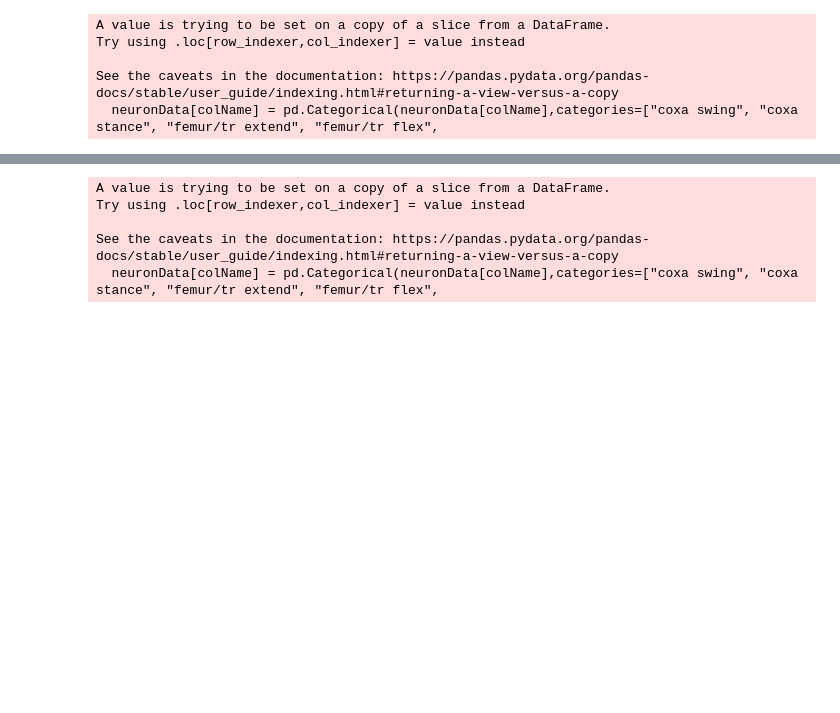
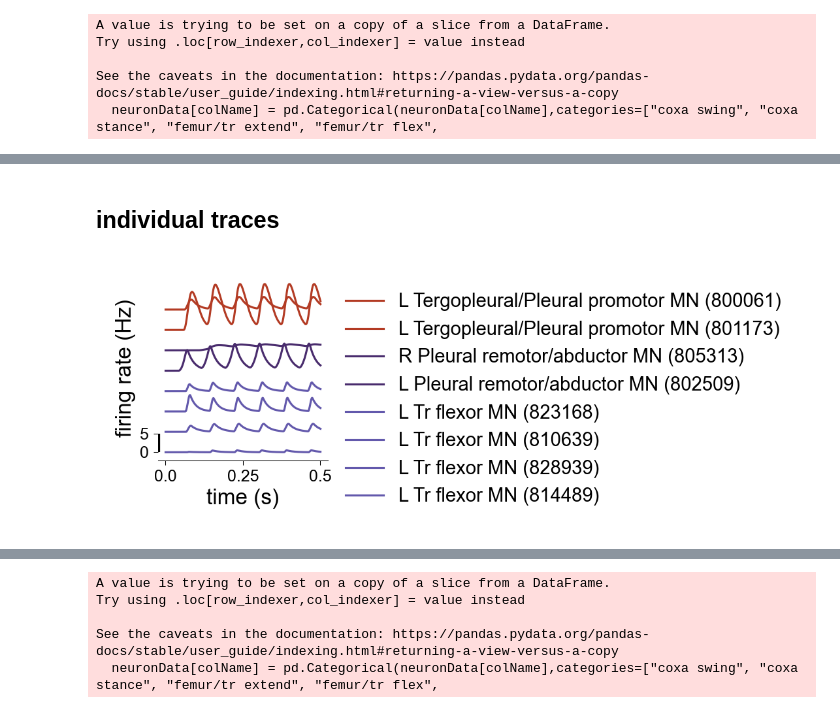
Before and after one commit to smpuglie/Pugliese_cpg_2025, a Jupyter notebook: notebooks/Figure 2.ipynb, the cells around one changed output, grey strips where cells are left out. Saved outputs shown, nothing was run; the diff lists cells and outputs as text; code cells hidden in the pictures; blank space fills up the shorter version.

```diff
--- a/notebooks/Figure 2.ipynb
+++ b/notebooks/Figure 2.ipynb
@@ -438,0 +393,20 @@ plt.show()
+# %%
+wTable = pd.read_csv("../"+params.experiment["dfPath"].split("vnc-connectome-sim")[1])
+mnData = sort_motor_modules(wTable.loc[wTable["motor module"].notna()])
+nMnsActive = pd.Series(index=np.arange(nSims))
+nMnsActivePastTransient = pd.Series(index=np.arange(nSims))
+simScore = pd.Series(index=np.arange(nSims))
+
+for i in range(nSims):
+    # active neurons
+    R = Rs[i]
+
+    activeMnsMask = (np.max(R,1)>0.01) & (jnp.isin(jnp.arange(R.shape[0]), mnData.index.to_numpy()))
+    nMnsActive.loc[i] = np.sum(activeMnsMask)
+    activeMnsMaskPastTransient = (np.max(R[:,250:],1)>0.01) & (jnp.isin(jnp.arange(R.shape[0]), mnData.index.to_numpy()))
+    score, _ = compute_oscillation_score(R[...,250:],activeMnsMaskPastTransient)
+    nMnsActivePastTransient.loc[i] = np.sum(activeMnsMaskPastTransient)
+    simScore.loc[i] = score
+
+figFolder = "../figures/"
+figFolder += "-".join(str.split(simPath,"/"))
@@ -438,0 +419,33 @@ plt.show()
+# %% [markdown]
+## individual traces
+# %%
+idx = 954 #np.random.randint(nSims)
+spacer = 5.5
+scalebar = 5
+
+timeLimit = .5
+
+R = Rs[idx]
+
+plt.figure()
+ax = plot_R_traces_stacked_by_module(R[:,:500],mnData,activeOnly=True,space=spacer)# ,colorMapper=colorMapper)
+add_tAxis(ax,timeLimit,2.00001)
+xlimits = ax.get_xlim()
+plt.vlines(xlimits[0],0,scalebar,"k")
+plt.yticks([0,scalebar])
+plt.xlim(xlimits)
+ax.spines[["left","top","right"]].set_visible(False)
+fig = plt.gcf()
+ax.grid(False)
+plt.xlabel("time (s)")
+
+fig.set_figwidth(1.122)
+fig.set_figheight(1.226)
+fig.set_dpi(300)
+
+# if not os.path.exists(figFolder):
+#     os.makedirs(figFolder)
+# plt.savefig(figFolder+f"/mnTraces_idx{idx}_500ms.svg",transparent=True)
+plt.show()
+# %% [output]
+[figure, added]
```
Also changed, not shown: parts of 94 cells of this notebook, 18 other files.
